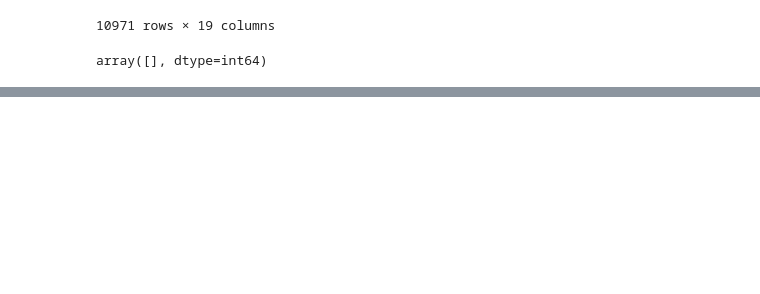
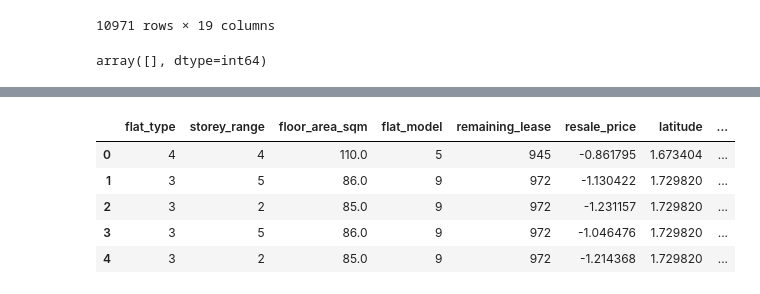
Before and after one commit to WeichenTeo/CSC3005-Data-Analytics, a Jupyter notebook: DataAnalytics.ipynb, the cells around one changed output, grey strips where cells are left out. Cells and saved outputs as stored; diff of their text form; code cells hidden in the pictures; blank space fills up the shorter version.

```diff
--- a/DataAnalytics.ipynb
+++ b/DataAnalytics.ipynb
@@ -147,3 +147,17 @@ df.describe
+# %%
+from sklearn.preprocessing import StandardScaler
+
+normalizeData = ['resale_price','latitude','longtitude']
+scaler = StandardScaler()
+df[normalizeData] = scaler.fit_transform(df[normalizeData])
+df.head(5)
+# %% [output]
+|  | flat_type | storey_range | floor_area_sqm | flat_model | remaining_lease | resale_price | latitude | ... |
+| 0 | 4 | 4 | 110.0 | 5 | 945 | -0.861795 | 1.673404 | ... |
+| 1 | 3 | 5 | 86.0 | 9 | 972 | -1.130422 | 1.729820 | ... |
+| 2 | 3 | 2 | 85.0 | 9 | 972 | -1.231157 | 1.729820 | ... |
+| 3 | 3 | 5 | 86.0 | 9 | 972 | -1.046476 | 1.729820 | ... |
+| 4 | 3 | 2 | 85.0 | 9 | 972 | -1.214368 | 1.729820 | ... |
 # %%
 X=df[['storey_range','flat_type','floor_area_sqm','flat_model','remaining_lease','resale_price','point_of_interest']].to_numpy()
 
```
Also changed, not shown: parts of 4 cells of this notebook, 8 other files.
